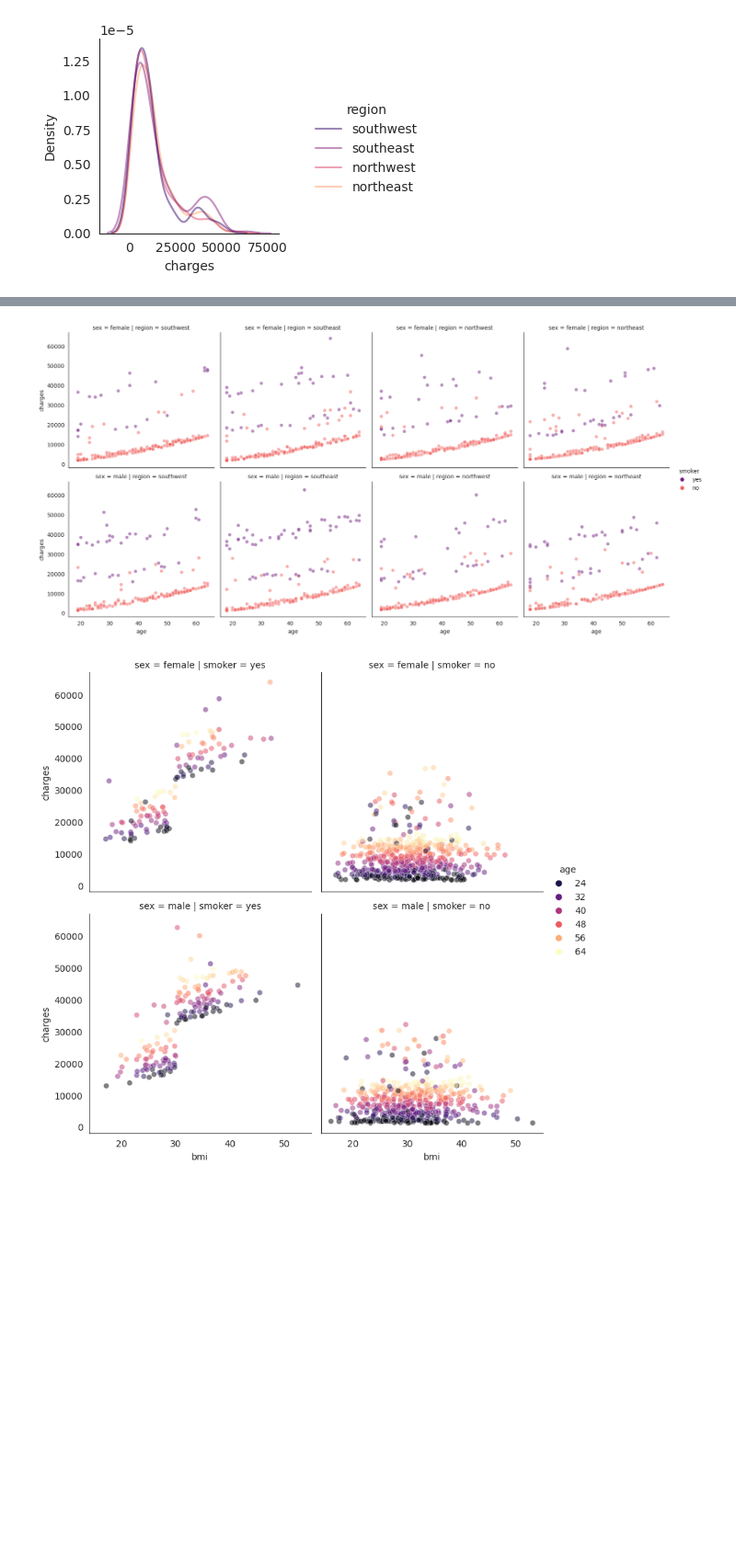
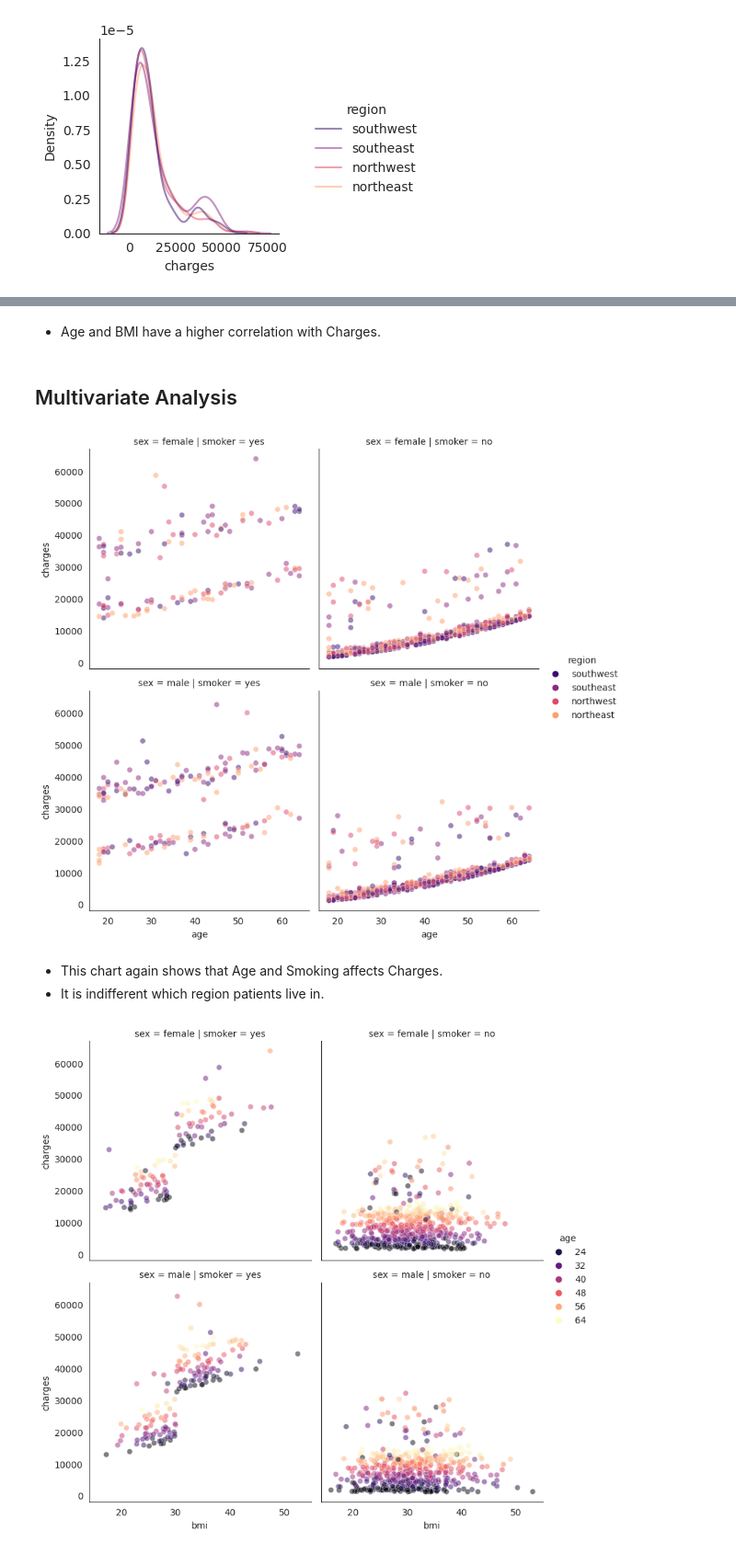
Before and after one commit to Hoale2908/healthcare_insurance, a Jupyter notebook: health-insurance-eda.ipynb, the cells around one changed output, grey strips where cells are left out. Shown: that part at 92% size. Cells and saved outputs as stored; diff of their text form; code cells hidden in the pictures; blank space fills up the shorter version.

```diff
--- a/health-insurance-eda.ipynb
+++ b/health-insurance-eda.ipynb
@@ -152,10 +136,17 @@ Smoking status has an impact on Charges, while Region and Sex do not.
+# %% [markdown]
+* Age and BMI have a higher correlation with Charges.
+# %% [markdown]
+## Multivariate Analysis
 # %%
 sns.relplot(data=df,x='age',y='charges',
-           hue='smoker',row='sex', col='region',
+           hue='region',row='sex', col='smoker',
            alpha=0.5, palette='magma', height=4)
 plt.show()
 # %% [output]
-[figure, old version]
+[figure, new version]
+# %% [markdown]
+* This chart again shows that Age and Smoking affects Charges.
+* It is indifferent which region patients live in.
 # %%
 sns.relplot(data=df,x='bmi',y='charges',
            hue='age',row='sex', col='smoker',
```
Also changed, not shown: parts of 36 cells of this notebook.
